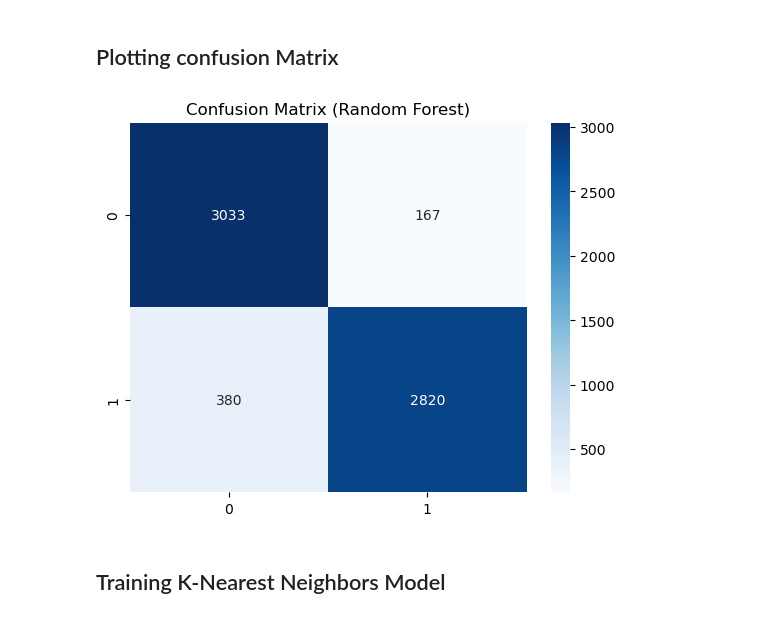
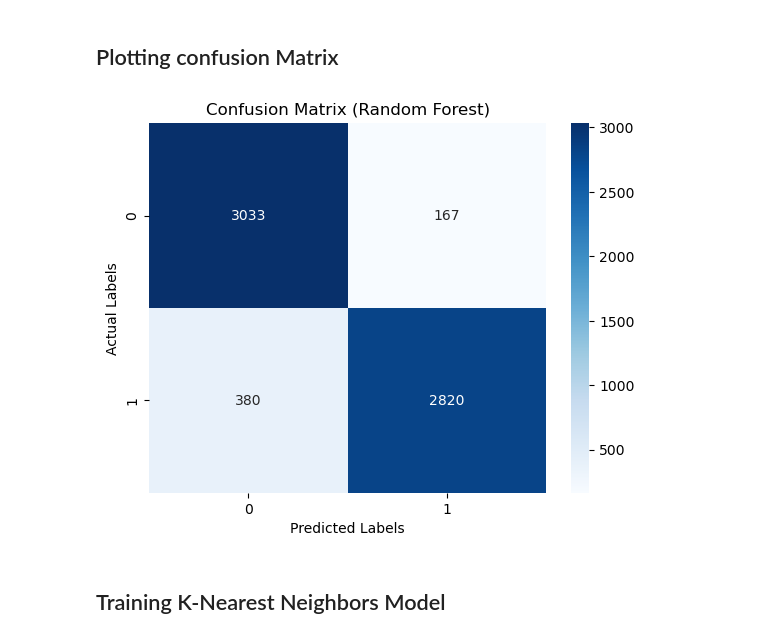
Before and after one commit to MH-Rohan-JU/Clickbait-detection-using-ML, a Jupyter notebook: With English Dataset/clickbait_en.ipynb, the cells around one changed output. Cells and saved outputs as stored; diff of their text form; code cells hidden in the pictures.

```diff
--- a/With English Dataset/clickbait_en.ipynb
+++ b/With English Dataset/clickbait_en.ipynb
@@ -89,10 +89,12 @@ weighted avg       0.92      0.91      0.91      6400
 # %%
 cm = confusion_matrix(y_test, y_pred)
 sns.heatmap(cm, annot=True, fmt='d', cmap='Blues')
 plt.title("Confusion Matrix (Random Forest)")
+plt.ylabel('Actual Labels')        # y-axis label (true values)
+plt.xlabel('Predicted Labels')     # x-axis label (predicted values)
 plt.show()
 # %% [output]
-[figure, old version]
+[figure, new version]
 # %% [markdown]
 ## Training K-Nearest Neighbors Model
 # %%
```
Also changed, not shown: parts of 2 cells of this notebook.
